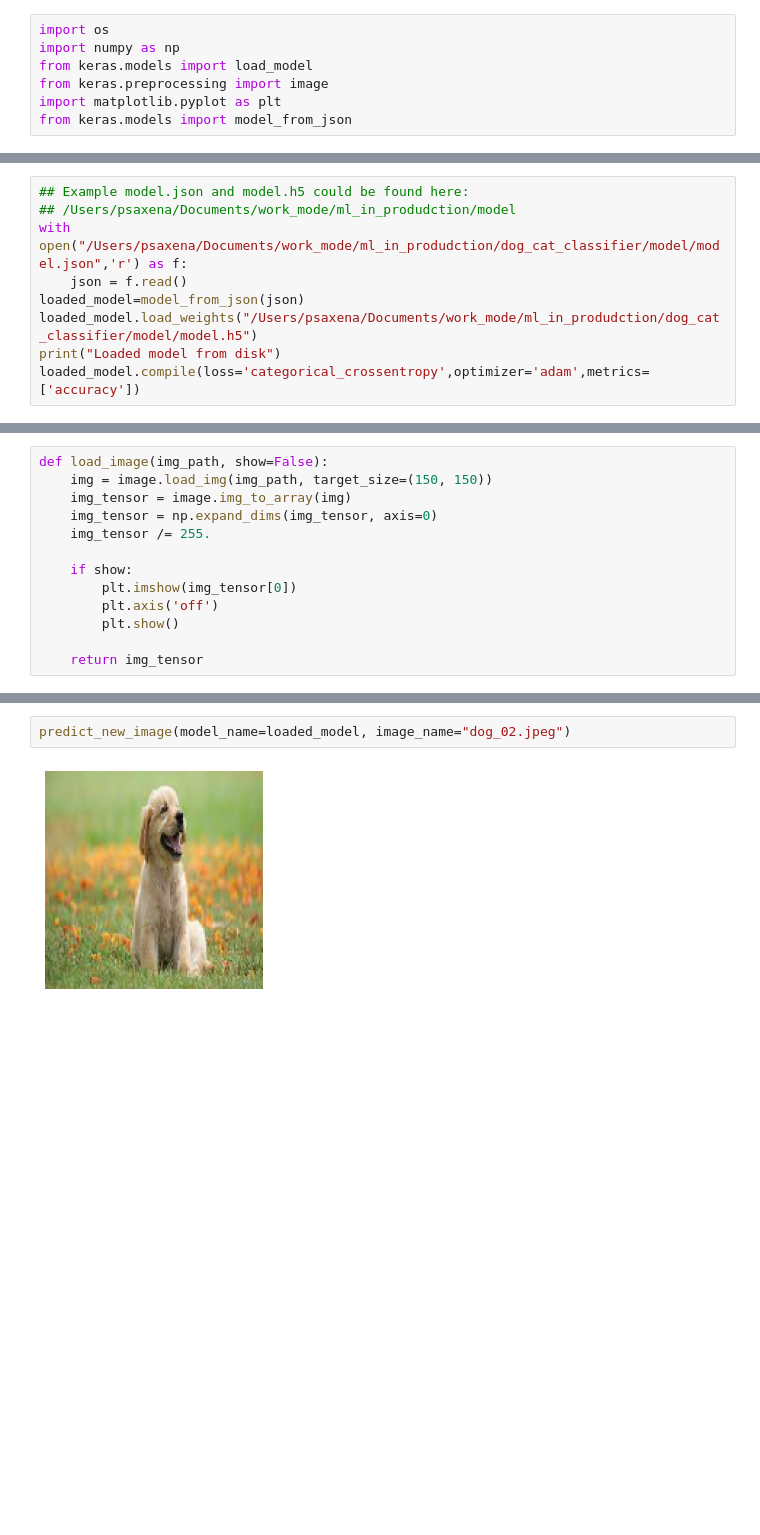
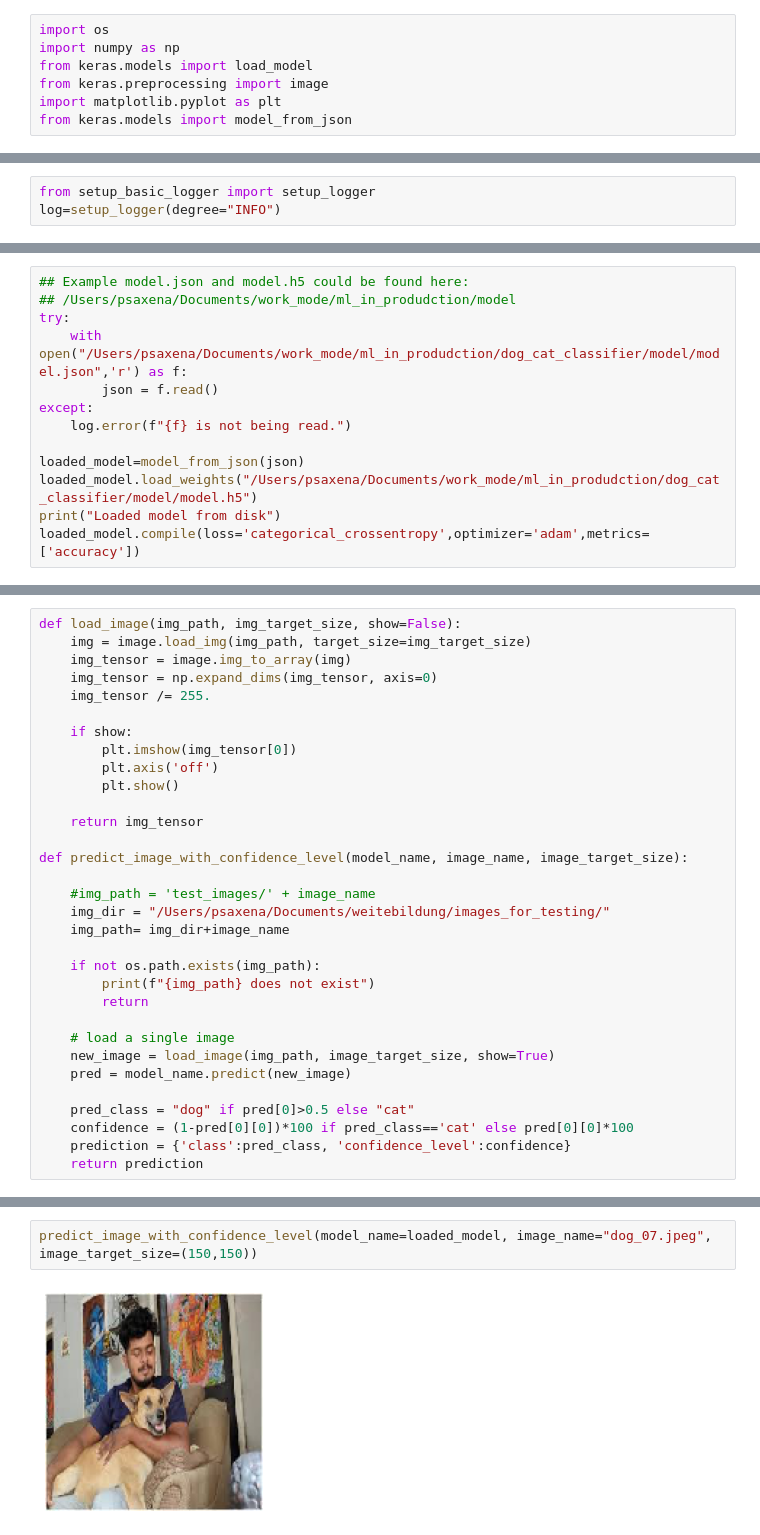
Before and after one commit to poojasaxena/tensorflow-specialization-coursera, a Jupyter notebook: pool_common_scripts/predict_dogncat_image_from_compiled_model.ipynb, the cells around one changed output, grey strips where cells are left out. Cells and saved outputs as stored; diff of their text form; blank space fills up the shorter version.

Commit message:
modified predict function

```diff
--- a/pool_common_scripts/predict_dogncat_image_from_compiled_model.ipynb
+++ b/pool_common_scripts/predict_dogncat_image_from_compiled_model.ipynb
@@ -13,0 +18,3 @@ from keras.models import model_from_json
+# %%
+from setup_basic_logger import setup_logger
+log=setup_logger(degree="INFO")
@@ -17,8 +31,12 @@ from keras.models import model_from_json
 # %%
 ## Example model.json and model.h5 could be found here:
 ## /Users/psaxena/Documents/work_mode/ml_in_produdction/model
-with open("/Users/psaxena/Documents/work_mode/ml_in_produdction/dog_cat_classifier/model/model.json",'r') as f:
-    json = f.read()
+try:
+    with open("/Users/psaxena/Documents/work_mode/ml_in_produdction/dog_cat_classifier/model/model.json",'r') as f:
+        json = f.read()
+except:
+    log.error(f"{f} is not being read.")
+
 loaded_model=model_from_json(json)
 loaded_model.load_weights("/Users/psaxena/Documents/work_mode/ml_in_produdction/dog_cat_classifier/model/model.h5")
 print("Loaded model from disk")
@@ -32,6 +78,6 @@ To enable them in other operations, rebuild TensorFlow with the appropriate comp
 # %%
-def load_image(img_path, show=False):
-    img = image.load_img(img_path, target_size=(150, 150))
+def load_image(img_path, img_target_size, show=False):
+    img = image.load_img(img_path, target_size=img_target_size)
     img_tensor = image.img_to_array(img)
     img_tensor = np.expand_dims(img_tensor, axis=0)
     img_tensor /= 255.
@@ -42,3 +88,22 @@ def load_image(img_path, show=False):
         plt.show()
 
     return img_tensor
+
+def predict_image_with_confidence_level(model_name, image_name, image_target_size):
+
+    #img_path = 'test_images/' + image_name
+    img_dir = "/Users/psaxena/Documents/weitebildung/images_for_testing/"
+    img_path= img_dir+image_name
+
+    if not os.path.exists(img_path):
+        print(f"{img_path} does not exist")
+        return
+
+    # load a single image
+    new_image = load_image(img_path, image_target_size, show=True)
+    pred = model_name.predict(new_image)
+
+    pred_class = "dog" if pred[0]>0.5 else "cat"
+    confidence = (1-pred[0][0])*100 if pred_class=='cat' else pred[0][0]*100
+    prediction = {'class':pred_class, 'confidence_level':confidence}
+    return prediction
@@ -66,4 +110,4 @@ def predict_new_image(model_name, image_name):
 # %%
-predict_new_image(model_name=loaded_model, image_name="dog_02.jpeg")
+predict_image_with_confidence_level(model_name=loaded_model, image_name="dog_07.jpeg", image_target_size=(150,150))
 # %% [output]
-[figure, old version]
+[figure, new version]
```
Also changed, not shown: parts of 18 cells of this notebook, 1 other file.
